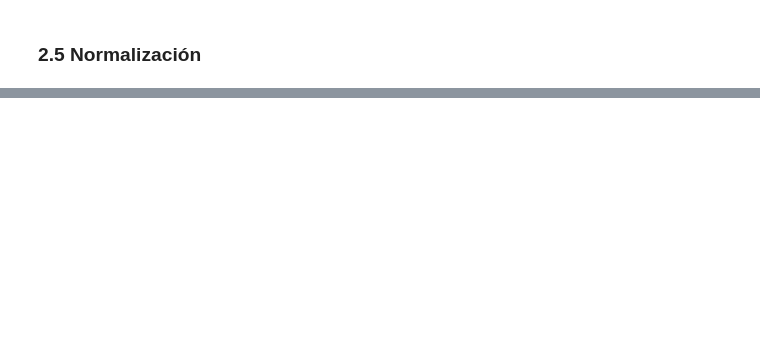
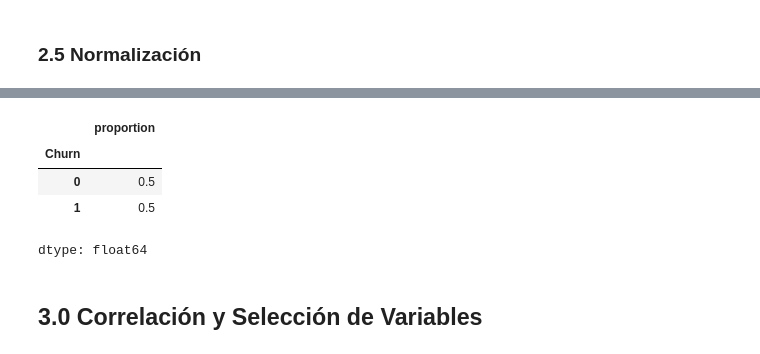
Before and after one commit to marcochc99/Challenge_TelecomX_Parte2, a Jupyter notebook: TelecomX_Parte2.ipynb, the cells around one changed output, grey strips where cells are left out. Saved outputs shown, nothing was run; the diff lists cells and outputs as text; code cells hidden in the pictures; blank space fills up the shorter version.

Commit message:
Normalización de Datos

```diff
--- a/TelecomX_Parte2.ipynb
+++ b/TelecomX_Parte2.ipynb
@@ -70,18 +103,22 @@ datos = datos.dropna(subset=['Churn'])
+# %%
+# 2. Borrar filas con cualquier valor NaN
+datos.dropna(inplace=True)
 # %% [markdown]
 ### 2.3 Encoding
 # %%
-#  Convertir 'Churn' a binario (ajusta si los valores son otros)
+# Convertir 'Churn' a binario
 datos['Churn'] = datos['Churn'].map({'Yes': 1, 'No': 0})
 
-#  Codificar variables categóricas
+# Codificar las variables categóricas
+le = LabelEncoder()
 for col in datos.select_dtypes(include='object').columns:
-    datos[col] = LabelEncoder().fit_transform(datos[col])
+    datos[col] = le.fit_transform(datos[col])
 
-#  Separar características y objetivo
+# Separar variables y resultado
 X = datos.drop('Churn', axis=1)
 y = datos['Churn']
 
-#  Entrenar Random Forest
-model = RandomForestClassifier(n_estimators=100, random_state=42)
+# Entrenar Random Forest
+model = RandomForestClassifier(n_estimators=100, random_state=666)
 model.fit(X, y)
 # %% [output]
@@ -108,0 +196,11 @@ datos
+# %%
+# Aplicamos SMOTE
+from imblearn.over_sampling import SMOTE
+X, y = datos.drop('Churn', axis=1), datos['Churn']
+
+X = X.dropna()
+y = y.loc[X.index]
+
+X_res, y_res = SMOTE(random_state=42).fit_resample(X, y)
+
+print("Distribución después de SMOTE:\n", y_res.value_counts())
@@ -108,0 +245,13 @@ datos
+# %%
+oversampling = SMOTE()
+x_balanceada,y_balanceada = oversampling.fit_resample(X,y)
+# %%
+y_balanceada.value_counts(normalize=True)
+# %% [output]
+|  | proportion |
+| Churn |  |
+| 0 | 0.5 |
+| 1 | 0.5 |
+dtype: float64
+# %% [markdown]
+## 3.0 Correlación y Selección de Variables
```
Also changed, not shown: parts of 19 cells of this notebook.
